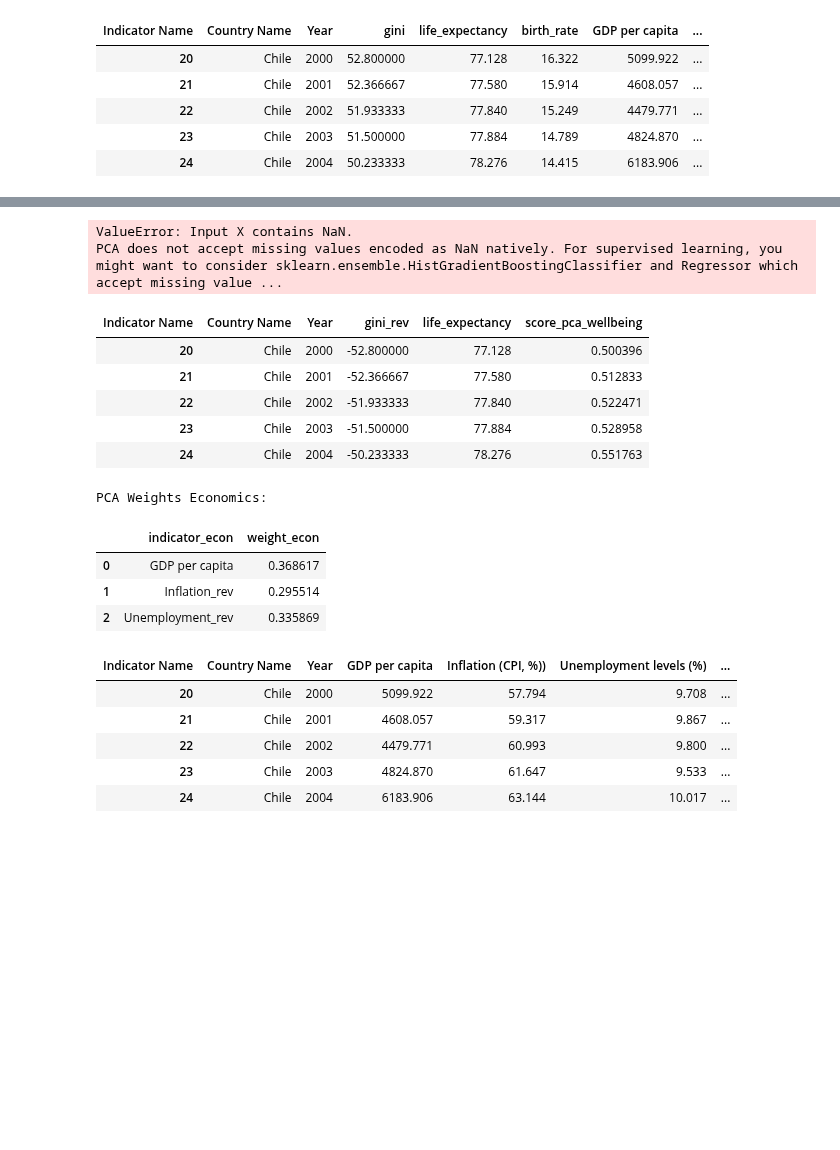
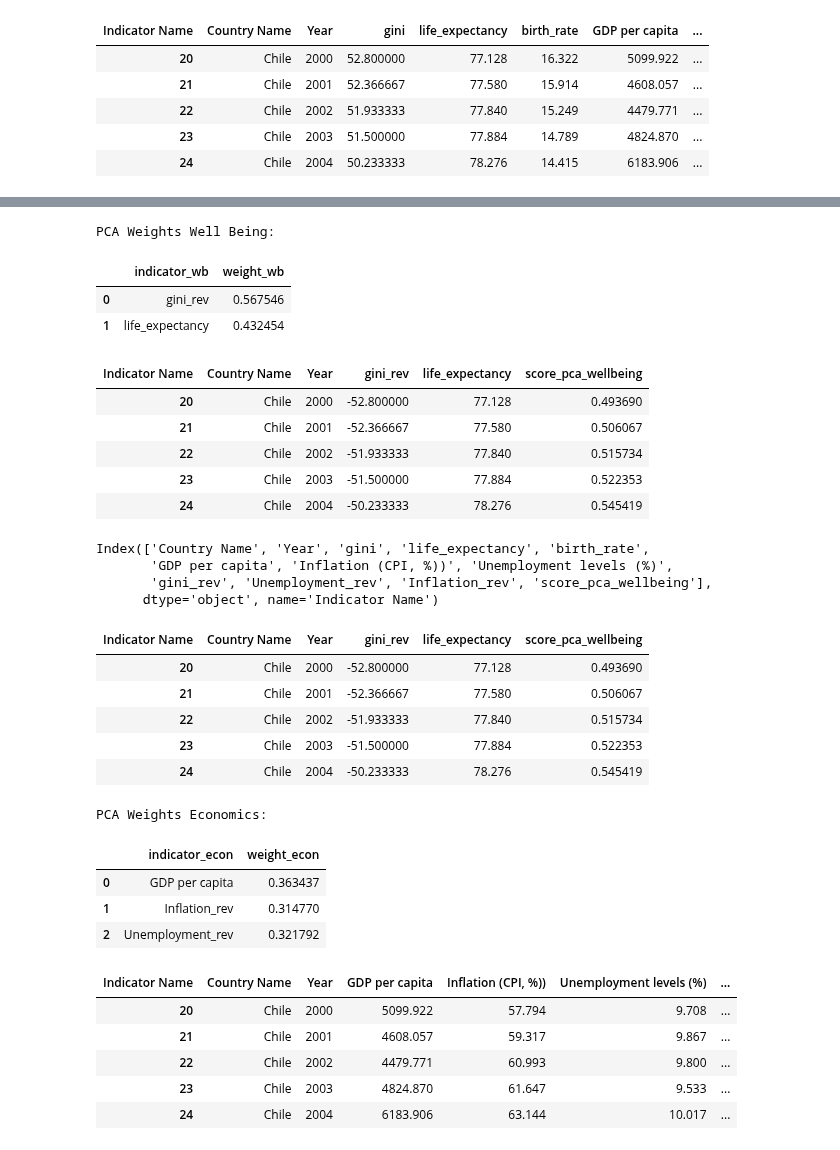
Before and after one commit to MDYCK12/Well-Being-Economics-, a Jupyter notebook: Notebooks/Katharina2 copy.ipynb, the cells around one changed output, grey strips where cells are left out. Drawn from its saved outputs; the diff is of its cells as text; code cells hidden in the pictures; blank space fills up the shorter version.

```diff
--- a/Notebooks/Katharina2 copy.ipynb
+++ b/Notebooks/Katharina2 copy.ipynb
@@ -241,48 +241,72 @@ You should consider upgrading via the '/Library/Developer/CommandLineTools/usr/b
 #     weights[2] * X_scaled[:, 2]
 # )
 # %%
-# ---- 2. Select the (reversed) indicators for PCA ----
-X = pivot_econ_wellbeing[["gini_rev", "life_expectancy"]]
+import pandas as pd
+import numpy as np
+from sklearn.preprocessing import MinMaxScaler
+from sklearn.decomposition import PCA
 
-# ---- 3. Standardize (normalize) all indicators ----
+# ---- 1. Select the indicators ----
+indicators = ["gini_rev", "life_expectancy"]
+X = pivot_econ_wellbeing[indicators]
+
+# ---- 2. Handle missing values ----
+# Option 1: Fill NaNs with column mean
+X_filled = X.fillna(X.mean())
+
+# ---- 3. Standardize (normalize) indicators ----
 scaler = MinMaxScaler()
-X_scaled = scaler.fit_transform(X)
+X_scaled = scaler.fit_transform(X_filled)
 
 # ---- 4. PCA on normalized values ----
 pca = PCA(n_components=1)
 pca.fit(X_scaled)
 
-# ---- 5. Extract PC1 loadings ----
+# ---- 5. Extract PC1 loadings and compute weights ----
 loadings = pca.components_[0]
-
-# ---- 6. Convert loadings → absolute, normalized weights ----
 weights = np.abs(loadings) / np.sum(np.abs(loadings))
 
 weights_df_new = pd.DataFrame({
-    "indicator_wb": ["gini_rev", "life_expectancy"],
+    "indicator_wb": indicators,
     "weight_wb": weights
 })
 
 print("PCA Weights Well Being:")
 display(weights_df_new)
 
-# ---- 7. Compute PCA well-being score ----
-pivot_econ_wellbeing["score_pca_wellbeing"] = (
-    weights[0] * X_scaled[:, 0] +
-    weights[1] * X_scaled[:, 1]
-)
+# ---- 6. Compute PCA well-being score ----
+pivot_econ_wellbeing["score_pca_wellbeing"] = X_scaled.dot(weights)
+
+# ---- 7. Display first rows including PCA score ----
+cols_to_show = ["Country Name", "Year"] + indicators + ["score_pca_wellbeing"]
+display(pivot_econ_wellbeing[cols_to_show].head())
 # %% [output]
-ValueError: Input X contains NaN.
-PCA does not accept missing values encoded as NaN natively. For supervised learning, you might want to consider sklearn.ensemble.HistGradientBoostingClassifier and Regressor which accept missing value ...
+PCA Weights Well Being:
+|  | indicator_wb | weight_wb |
+| 0 | gini_rev | 0.567546 |
+| 1 | life_expectancy | 0.432454 |
+| Indicator Name | Country Name | Year | gini_rev | life_expectancy | score_pca_wellbeing |
+| 20 | Chile | 2000 | -52.800000 | 77.128 | 0.493690 |
+| 21 | Chile | 2001 | -52.366667 | 77.580 | 0.506067 |
+| 22 | Chile | 2002 | -51.933333 | 77.840 | 0.515734 |
+| 23 | Chile | 2003 | -51.500000 | 77.884 | 0.522353 |
+| 24 | Chile | 2004 | -50.233333 | 78.276 | 0.545419 |
+# %%
+print(pivot_econ_wellbeing.columns)
+# %% [output]
+Index(['Country Name', 'Year', 'gini', 'life_expectancy', 'birth_rate',
+       'GDP per capita', 'Inflation (CPI, %))', 'Unemployment levels (%)',
+       'gini_rev', 'Unemployment_rev', 'Inflation_rev', 'score_pca_wellbeing'],
+      dtype='object', name='Indicator Name')
 # %%
 pivot_econ_wellbeing[["Country Name", "Year", "gini_rev", "life_expectancy","score_pca_wellbeing"]].head()
 # %% [output]
 | Indicator Name | Country Name | Year | gini_rev | life_expectancy | score_pca_wellbeing |
-| 20 | Chile | 2000 | -52.800000 | 77.128 | 0.500396 |
-| 21 | Chile | 2001 | -52.366667 | 77.580 | 0.512833 |
-| 22 | Chile | 2002 | -51.933333 | 77.840 | 0.522471 |
-| 23 | Chile | 2003 | -51.500000 | 77.884 | 0.528958 |
-| 24 | Chile | 2004 | -50.233333 | 78.276 | 0.551763 |
+| 20 | Chile | 2000 | -52.800000 | 77.128 | 0.493690 |
+| 21 | Chile | 2001 | -52.366667 | 77.580 | 0.506067 |
+| 22 | Chile | 2002 | -51.933333 | 77.840 | 0.515734 |
+| 23 | Chile | 2003 | -51.500000 | 77.884 | 0.522353 |
+| 24 | Chile | 2004 | -50.233333 | 78.276 | 0.545419 |
 # %%
 
 
@@ -354,9 +378,9 @@ pivot_econ_wellbeing["score_pca_economics"] = (
 # %% [output]
 PCA Weights Economics:
 |  | indicator_econ | weight_econ |
-| 0 | GDP per capita | 0.368617 |
-| 1 | Inflation_rev | 0.295514 |
-| 2 | Unemployment_rev | 0.335869 |
+| 0 | GDP per capita | 0.363437 |
+| 1 | Inflation_rev | 0.314770 |
+| 2 | Unemployment_rev | 0.321792 |
 # %%
 pivot_econ_wellbeing[["Country Name", "Year", "GDP per capita", "Inflation (CPI, %))", "Unemployment levels (%)", "score_pca_economics","gini_rev", "life_expectancy","score_pca_wellbeing"]].head()
 # %% [output]
```
Also changed, not shown: parts of 17 cells of this notebook, 1 other file.
